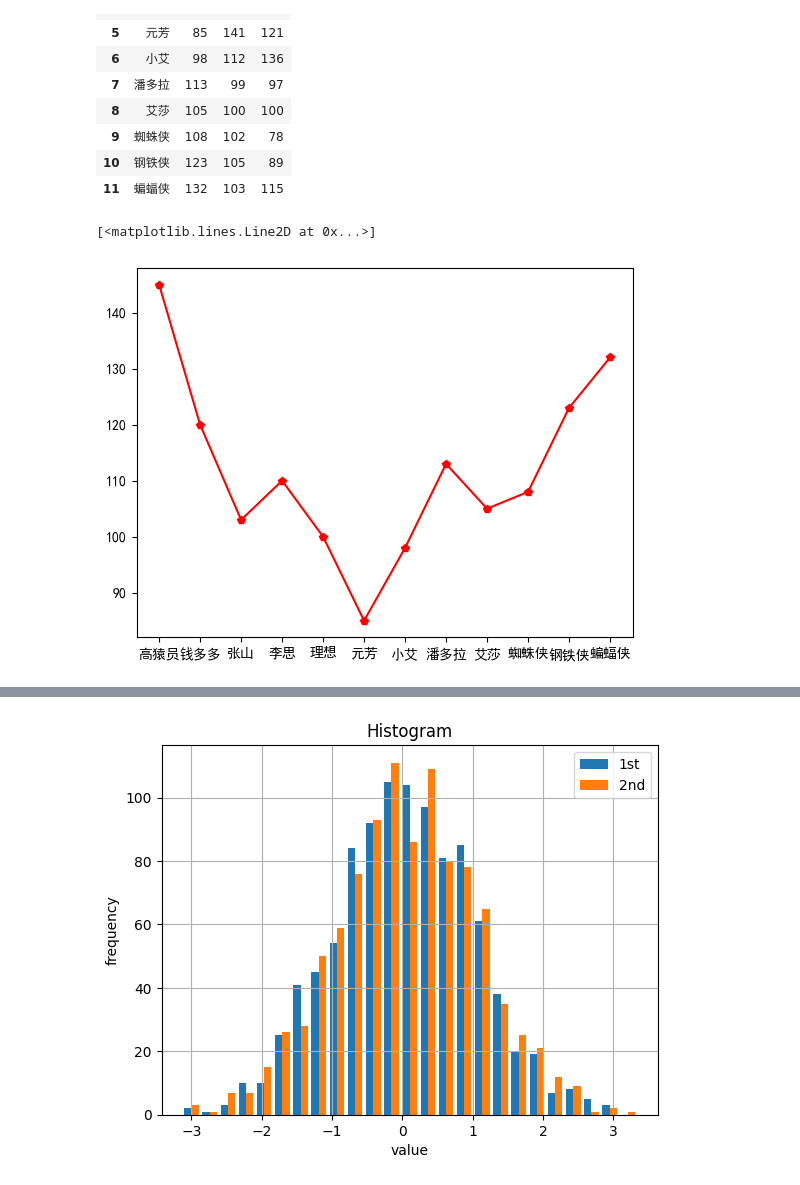
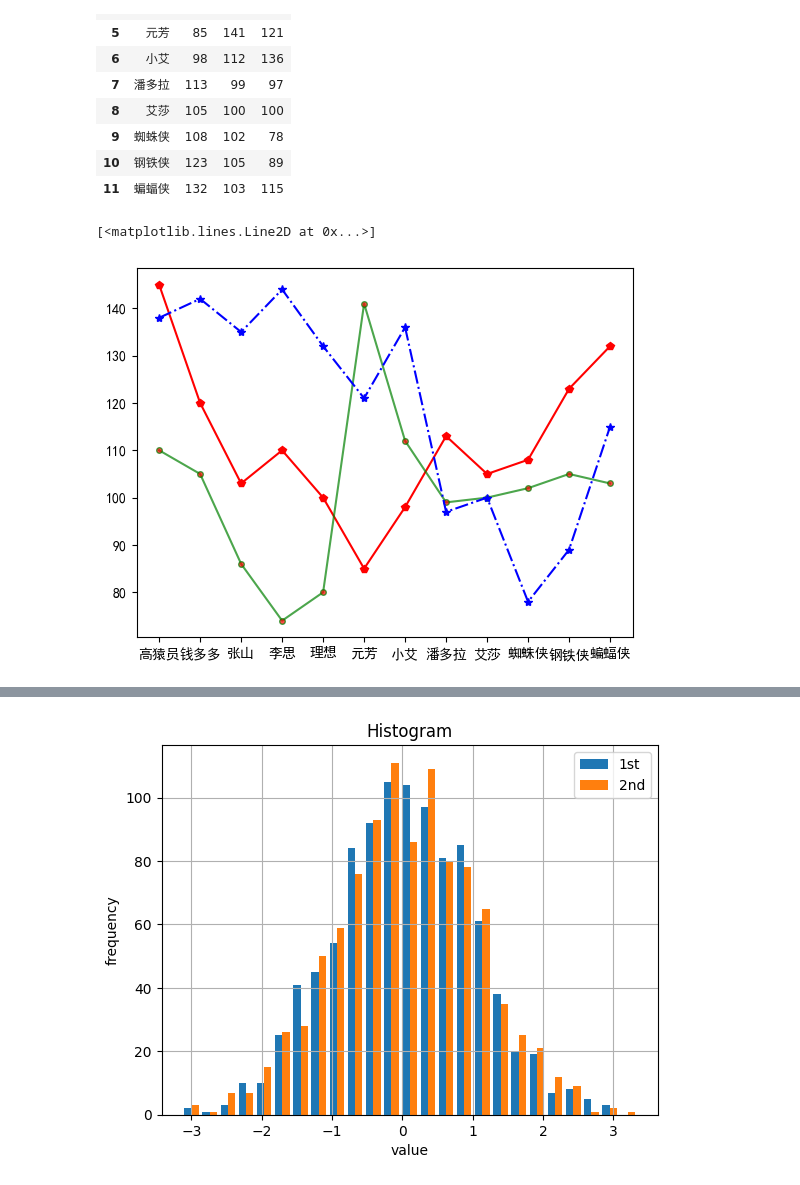
Before and after one commit to tcfh2016/knowledge-map, a Jupyter notebook: Techs/data-science/visualization/matplotlib/kinds_of_plot/kinds_of_plots.ipynb, the cells around one changed output, grey strips where cells are left out. Drawn from its saved outputs; the diff is of its cells as text; code cells hidden in the pictures.

Commit message:
plt.plot() and plt.bar()

```diff
--- a/Techs/data-science/visualization/matplotlib/kinds_of_plot/kinds_of_plots.ipynb
+++ b/Techs/data-science/visualization/matplotlib/kinds_of_plot/kinds_of_plots.ipynb
@@ -26,9 +26,11 @@ df_linechart
 # %%
 plt.rcParams['font.sans-serif'] = ['SimHei']
 
 x1, y1, y2, y3 = df_linechart['姓名'], df_linechart['语文'], df_linechart['数学'], df_linechart['英语']
 
 plt.plot(x1, y1, label='语文', color='r', marker='p')
+plt.plot(x1, y2, label='数学', color='g', marker='.', mfc='r', ms=8, alpha=0.7)
+plt.plot(x1, y3, label='英语', color='b', linestyle='-.', marker='*')
 # %% [output]
 [<matplotlib.lines.Line2D at 0x...>]
-[figure, old version]
+[figure, new version]
```
Also changed, not shown: parts of 5 cells of this notebook, 6 other files.
